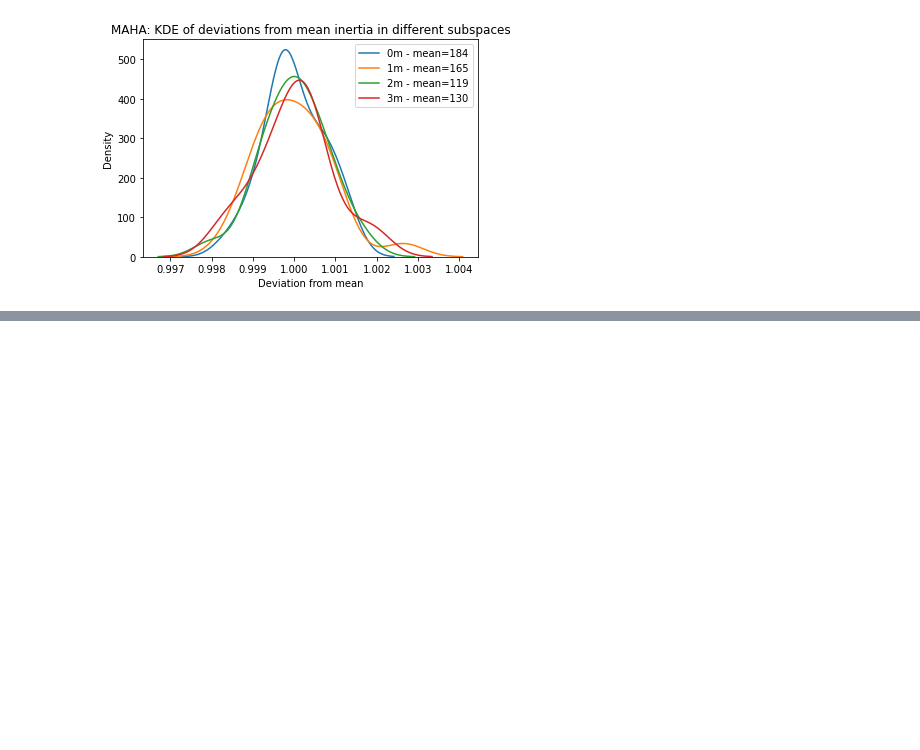
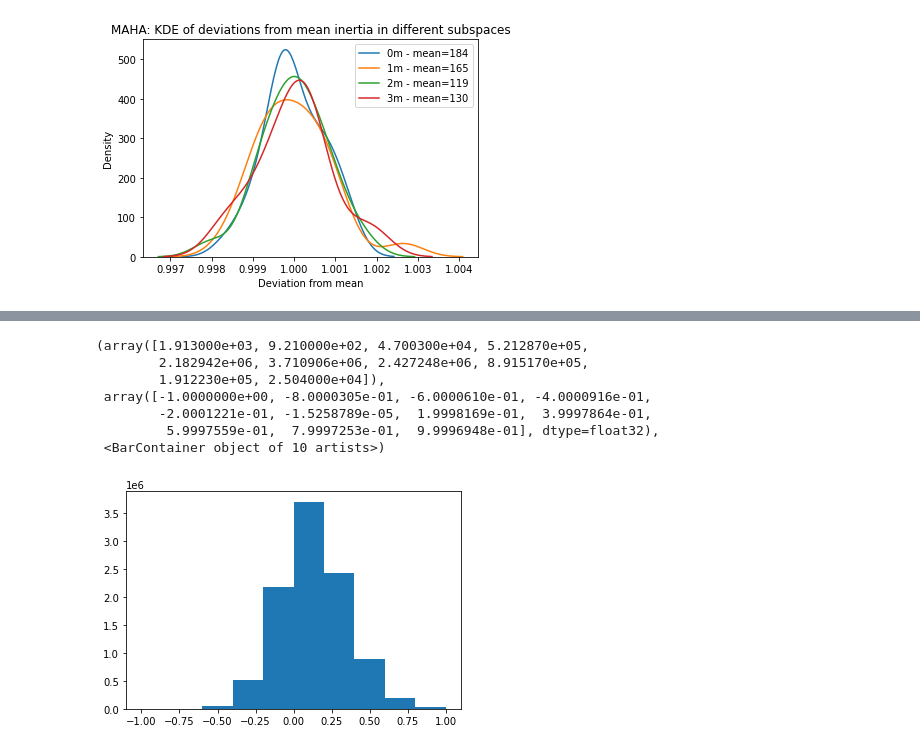
Before and after one commit to TSPoulsen/puffinn, a Jupyter notebook: experiments/results/explore_results.ipynb, the cells around one changed output, grey strips where cells are left out. Saved outputs shown, nothing was run; the diff lists cells and outputs as text; code cells hidden in the pictures; blank space fills up the shorter version.

```diff
--- a/experiments/results/explore_results.ipynb
+++ b/experiments/results/explore_results.ipynb
@@ -253,0 +310,11 @@ plt.show()
+# %%
+plt.hist(df["Estimated"])
+# %% [output]
+(array([1.913000e+03, 9.210000e+02, 4.700300e+04, 5.212870e+05,
+        2.182942e+06, 3.710906e+06, 2.427248e+06, 8.915170e+05,
+        1.912230e+05, 2.504000e+04]),
+ array([-1.0000000e+00, -8.0000305e-01, -6.0000610e-01, -4.0000916e-01,
+        -2.0001221e-01, -1.5258789e-05,  1.9998169e-01,  3.9997864e-01,
+         5.9997559e-01,  7.9997253e-01,  9.9996948e-01], dtype=float32),
+ <BarContainer object of 10 artists>)
+[figure, added]
```
Also changed, not shown: parts of 5 cells of this notebook, 4 other files.
